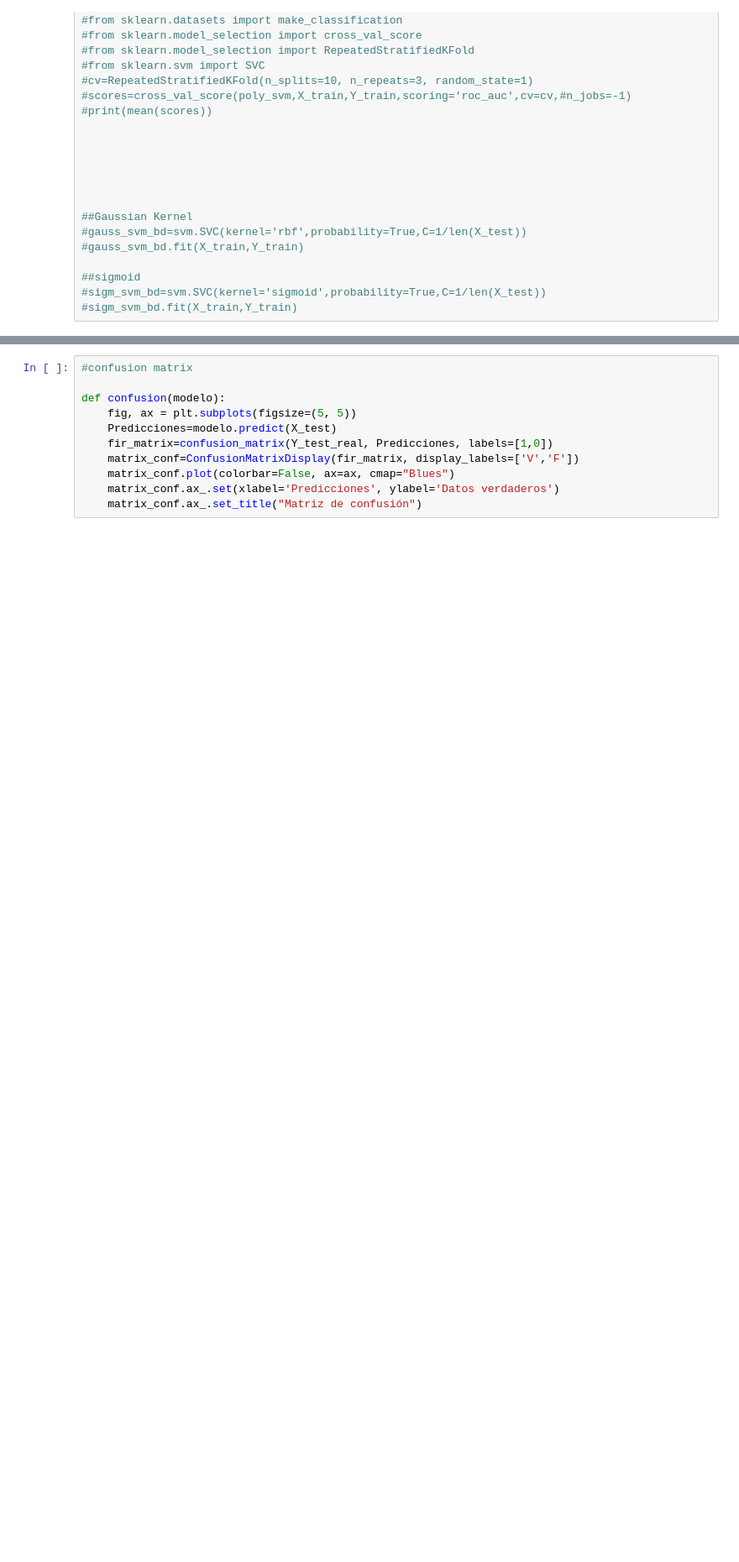
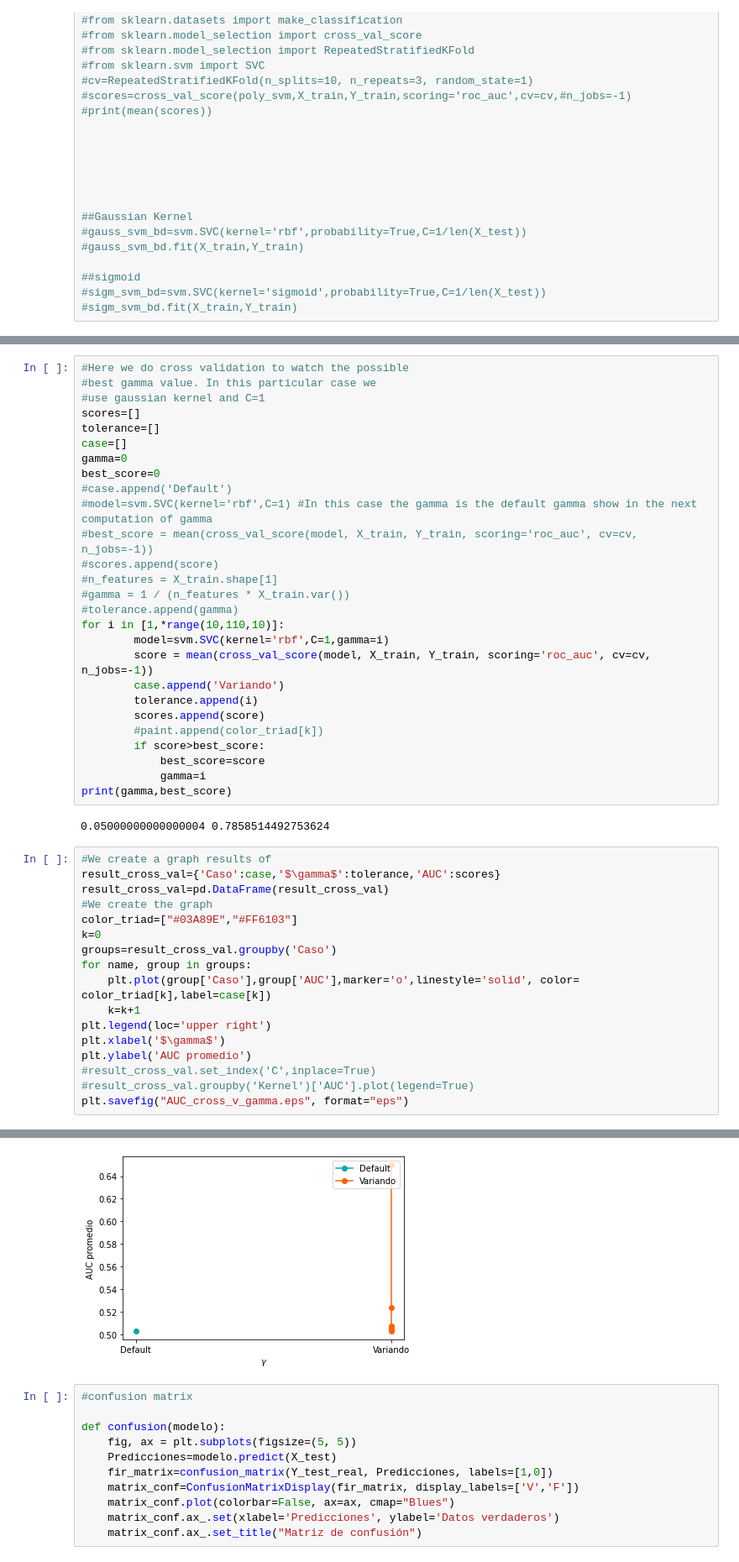
Before and after one commit to Afr063426/Proyecto_Est_Act_II, a Jupyter notebook: codigo.ipynb, the cells around one changed output, grey strips where cells are left out. Shown at 84% size. Saved outputs shown, nothing was run; the diff lists cells and outputs as text; blank space fills up the shorter version.

Commit message:
Con variación de gamma y seed

```diff
--- a/codigo.ipynb
+++ b/codigo.ipynb
@@ -524,0 +526,47 @@ The PostScript backend does not support transparency; partially transparent arti
+# %%
+#Here we do cross validation to watch the possible
+#best gamma value. In this particular case we
+#use gaussian kernel and C=1
+scores=[]
+tolerance=[]
+case=[]
+gamma=0
+best_score=0
+#case.append('Default')
+#model=svm.SVC(kernel='rbf',C=1) #In this case the gamma is the default gamma show in the next computation of gamma
+#best_score = mean(cross_val_score(model, X_train, Y_train, scoring='roc_auc', cv=cv, n_jobs=-1))
+#scores.append(score)
+#n_features = X_train.shape[1]
+#gamma = 1 / (n_features * X_train.var())
+#tolerance.append(gamma)
+for i in [1,*range(10,110,10)]:
+        model=svm.SVC(kernel='rbf',C=1,gamma=i)
+        score = mean(cross_val_score(model, X_train, Y_train, scoring='roc_auc', cv=cv, n_jobs=-1))
+        case.append('Variando')
+        tolerance.append(i)
+        scores.append(score)
+        #paint.append(color_triad[k])
+        if score>best_score:
+            best_score=score
+            gamma=i
+print(gamma,best_score)
+# %% [output]
+0.05000000000000004 0.7858514492753624
+# %%
+#We create a graph results of
+result_cross_val={'Caso':case,'$\gamma$':tolerance,'AUC':scores}
+result_cross_val=pd.DataFrame(result_cross_val)
+#We create the graph
+color_triad=["#03A89E","#FF6103"]
+k=0
+groups=result_cross_val.groupby('Caso')
+for name, group in groups:
+    plt.plot(group['Caso'],group['AUC'],marker='o',linestyle='solid', color= color_triad[k],label=case[k])
+    k=k+1
+plt.legend(loc='upper right')
+plt.xlabel('$\gamma$')
+plt.ylabel('AUC promedio')
+#result_cross_val.set_index('C',inplace=True)
+#result_cross_val.groupby('Kernel')['AUC'].plot(legend=True)
+plt.savefig("AUC_cross_v_gamma.eps", format="eps")
+# %% [output]
@@ -525,3 +574,4 @@ The PostScript backend does not support transparency; partially transparent arti
+[figure, added]
 # %%
 #confusion matrix
 
```
Also changed, not shown: parts of 5 cells of this notebook, 4 other files.
